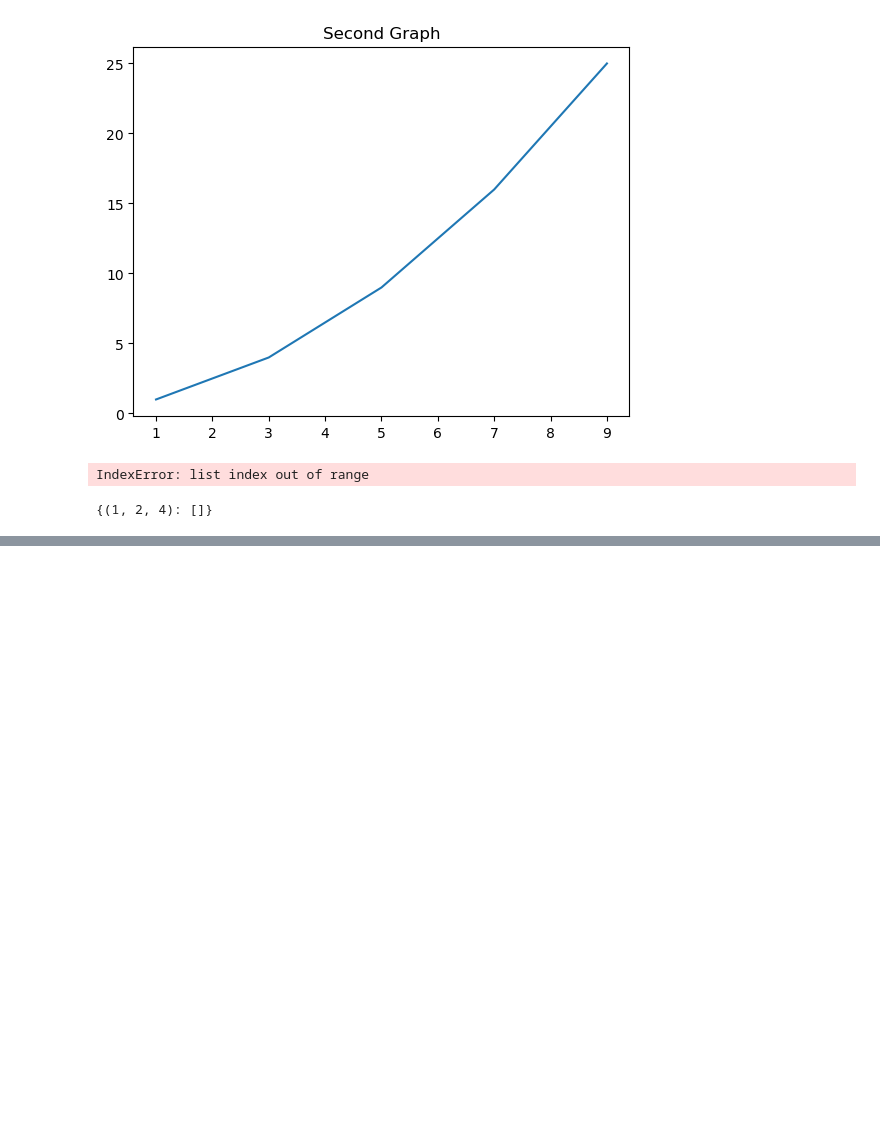
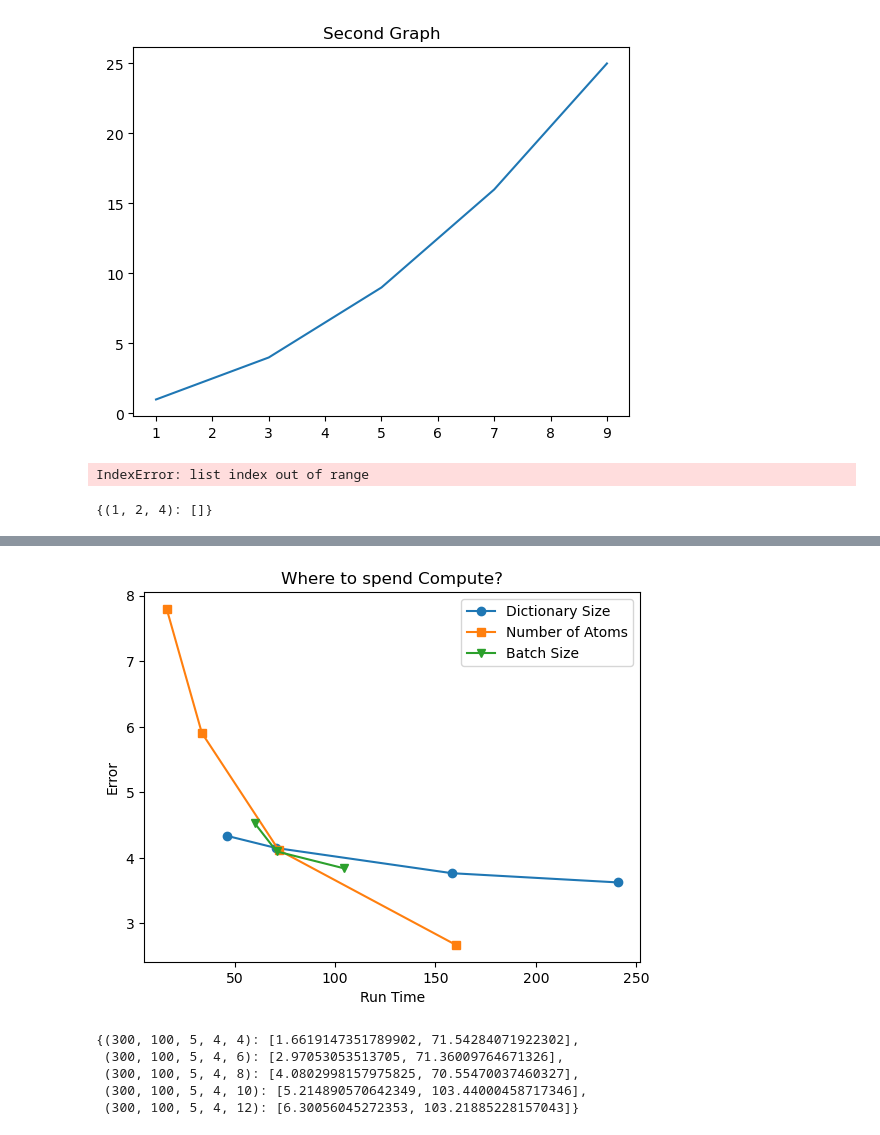
Before and after one commit to rainonej/Sparse-Dictionary-Learning, a Jupyter notebook: Tests.ipynb, the cells around one changed output, grey strips where cells are left out. Saved outputs shown, nothing was run; the diff lists cells and outputs as text; code cells hidden in the pictures; blank space fills up the shorter version.

```diff
--- a/Tests.ipynb
+++ b/Tests.ipynb
@@ -854,0 +899,53 @@ dic
+# %%
+import matplotlib.pyplot as plt
+
+# Load the data from the pickle files
+with open('Graphs/tea_egg_test_K_data.pkl', 'rb') as f:
+    dataK = pickle.load(f)
+with open('Graphs/tea_egg_test_I_data.pkl', 'rb') as f:
+    dataI = pickle.load(f)
+with open('Graphs/tea_egg_test_L_data.pkl', 'rb') as f:
+    dataL = pickle.load(f)
+with open('Graphs/tea_egg_test_N_data.pkl', 'rb') as f:
+    dataN = pickle.load(f)
+with open('Graphs/tea_egg_test_P_data.pkl', 'rb') as f:
+    dataP = pickle.load(f)
+
+# Extract the x and y values from each data dictionary
+yK, xK = zip(*dataK.values())
+yI, xI = zip(*dataI.values())
+yL, xL = zip(*dataL.values())
+yN, xN = zip(*dataN.values())
+yP, xP = zip(*dataP.values())
+
+# Create a figure and axis object
+fig, ax = plt.subplots()
+
+# Plot the lines
+ax.plot(xK, yK, marker = 'o', label='Dictionary Size')
+#ax.plot(xI, yI, label='I')
+ax.plot(xL, yL, marker = 's',label='Number of Atoms')
+ax.plot(xN, yN, marker = 'v',label='Batch Size')
+#ax.plot(xP, yP, label='P')
+
+# Add a legend
+ax.legend()
+
+# Add axis labels and a title
+ax.set_xlabel('Run Time')
+ax.set_ylabel('Error')
+ax.set_title('Where to spend Compute?')
+
+plt.savefig('where_spend_compute.png')
+# Display the graph
+plt.show()
+# %% [output]
+[figure, added]
+# %%
+dataP
+# %% [output]
+{(300, 100, 5, 4, 4): [1.6619147351789902, 71.54284071922302],
+ (300, 100, 5, 4, 6): [2.97053053513705, 71.36009764671326],
+ (300, 100, 5, 4, 8): [4.0802998157975825, 70.55470037460327],
+ (300, 100, 5, 4, 10): [5.214890570642349, 103.44000458717346],
+ (300, 100, 5, 4, 12): [6.30056045272353, 103.21885228157043]}
```
Also changed, not shown: parts of 2 cells of this notebook, 2 other files.
